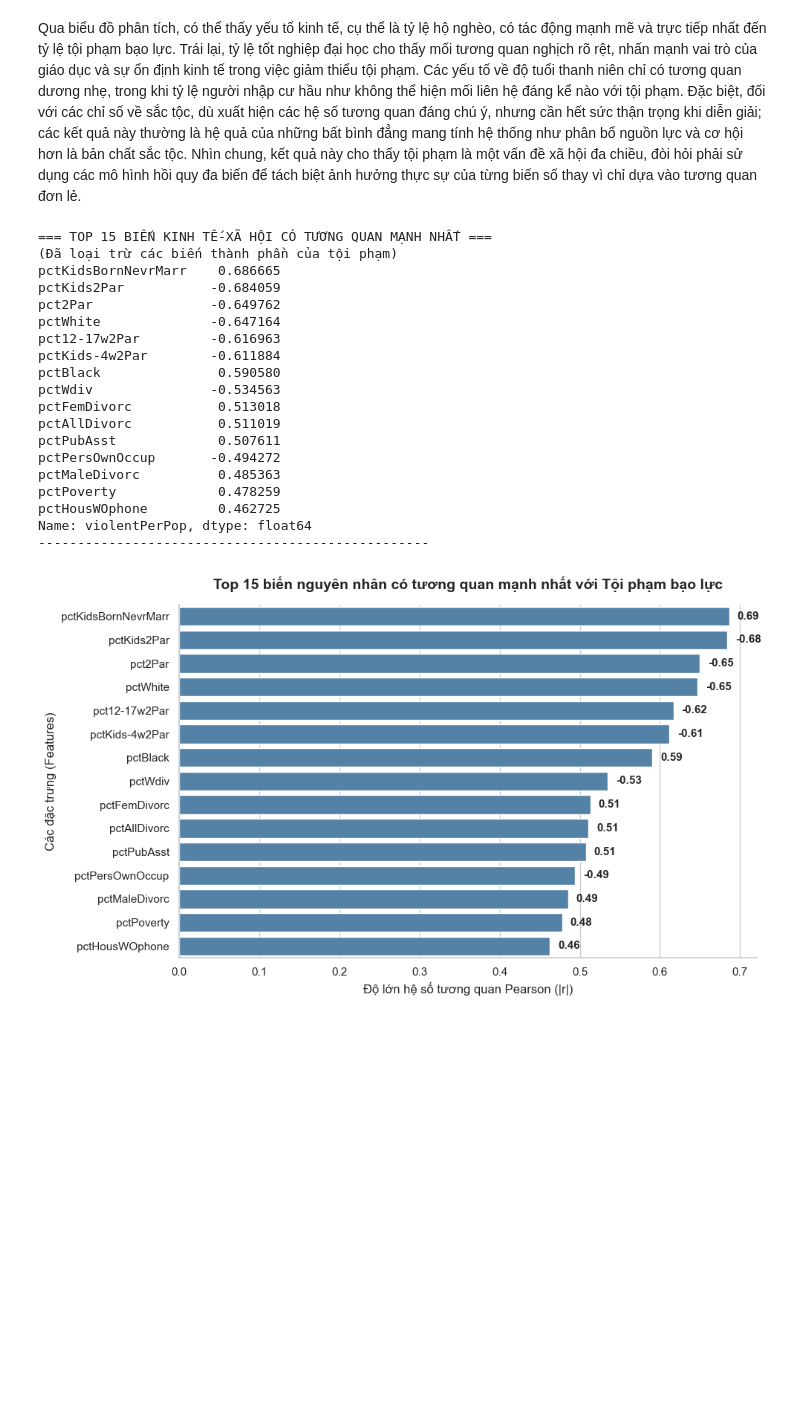
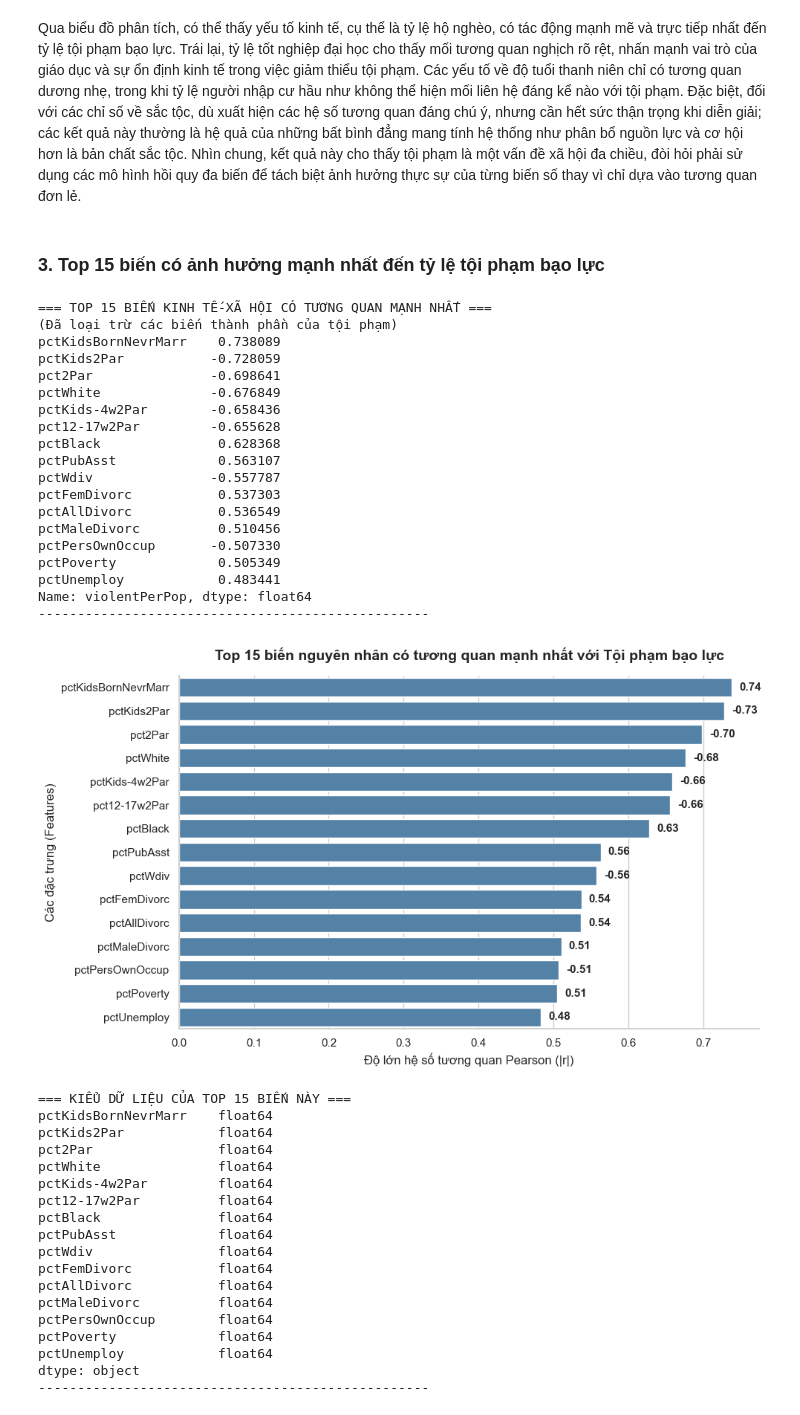
Before and after one commit to huongngh/crime-analysis, a Jupyter notebook: notebooks/02_eda_visualization.ipynb, the cells around one changed output. Cells and saved outputs as stored; diff of their text form; code cells hidden in the pictures; blank space fills up the shorter version.

Commit message:
feat: Fix data cleaning in notebook 01_data_cleaning and fix eda in notebook 02_eda_visualization

```diff
--- a/notebooks/02_eda_visualization.ipynb
+++ b/notebooks/02_eda_visualization.ipynb
@@ -347,5 +323,7 @@ plt.show()
 # %% [markdown]
 Qua biểu đồ phân tích, có thể thấy yếu tố kinh tế, cụ thể là tỷ lệ hộ nghèo, có tác động mạnh mẽ và trực tiếp nhất đến tỷ lệ tội phạm bạo lực. Trái lại, tỷ lệ tốt nghiệp đại học cho thấy mối tương quan nghịch rõ rệt, nhấn mạnh vai trò của giáo dục và sự ổn định kinh tế trong việc giảm thiểu tội phạm. Các yếu tố về độ tuổi thanh niên chỉ có tương quan dương nhẹ, trong khi tỷ lệ người nhập cư hầu như không thể hiện mối liên hệ đáng kể nào với tội phạm. Đặc biệt, đối với các chỉ số về sắc tộc, dù xuất hiện các hệ số tương quan đáng chú ý, nhưng cần hết sức thận trọng khi diễn giải; các kết quả này thường là hệ quả của những bất bình đẳng mang tính hệ thống như phân bổ nguồn lực và cơ hội hơn là bản chất sắc tộc. Nhìn chung, kết quả này cho thấy tội phạm là một vấn đề xã hội đa chiều, đòi hỏi phải sử dụng các mô hình hồi quy đa biến để tách biệt ảnh hưởng thực sự của từng biến số thay vì chỉ dựa vào tương quan đơn lẻ.
+# %% [markdown]
+### 3. Top 15 biến có ảnh hưởng mạnh nhất đến tỷ lệ tội phạm bạo lực
 # %%
 import matplotlib.pyplot as plt
 import seaborn as sns
@@ -353,7 +331,7 @@ import pandas as pd
 import numpy as np
 
 # 2. Tính toán tương quan của các biến còn lại với biến mục tiêu
-numeric_df = df_eda.select_dtypes(include=[np.number])
+numeric_df = df.select_dtypes(include=[np.number])
 all_correlations = numeric_df.corr()[[target_var]].drop(target_var)
 
 # Thêm cột giá trị tuyệt đối để sắp xếp độ mạnh của tương quan
@@ -365,46 +343,68 @@ top_15_vars = correlations_sorted.head(15)
 
 print("=== TOP 15 BIẾN KINH TẾ-XÃ HỘI CÓ TƯƠNG QUAN MẠNH NHẤT ===")
 print("(Đã loại trừ các biến thành phần của tội phạm)")
 print(top_15_vars[target_var])
 print("-" * 50)
 
 # 3. Trực quan hóa so sánh
 
 ax = sns.barplot(x=top_15_vars['abs_corr'], y=top_15_vars.index, color='steelblue')
 
 
 plt.title('Top 15 biến nguyên nhân có tương quan mạnh nhất với Tội phạm bạo lực',
           fontsize=14, pad=15, fontweight='bold')
 plt.xlabel('Độ lớn hệ số tương quan Pearson (|r|)', fontsize=12)
 plt.ylabel('Các đặc trưng (Features)', fontsize=12)
 
 
 for i, (index, row) in enumerate(top_15_vars.iterrows()):
     actual_corr = row[target_var]
     ax.text(row['abs_corr'] + 0.01, i, f"{actual_corr:.2f}", va='center', fontsize=11, fontweight='bold')
 
 
 sns.despine()
 plt.tight_layout()
 plt.show()
+
+print("\n=== KIỂU DỮ LIỆU CỦA TOP 15 BIẾN NÀY ===")
+print(df[top_15_vars.index].dtypes)
+print("-" * 50)
 # %% [output]
 === TOP 15 BIẾN KINH TẾ-XÃ HỘI CÓ TƯƠNG QUAN MẠNH NHẤT ===
 (Đã loại trừ các biến thành phần của tội phạm)
-pctKidsBornNevrMarr    0.686665
-pctKids2Par           -0.684059
-pct2Par               -0.649762
-pctWhite              -0.647164
-pct12-17w2Par         -0.616963
-pctKids-4w2Par        -0.611884
-pctBlack               0.590580
-pctWdiv               -0.534563
-pctFemDivorc           0.513018
-pctAllDivorc           0.511019
-pctPubAsst             0.507611
-pctPersOwnOccup       -0.494272
-pctMaleDivorc          0.485363
-pctPoverty             0.478259
-pctHousWOphone         0.462725
+pctKidsBornNevrMarr    0.738089
+pctKids2Par           -0.728059
+pct2Par               -0.698641
+pctWhite              -0.676849
+pctKids-4w2Par        -0.658436
+pct12-17w2Par         -0.655628
+pctBlack               0.628368
+pctPubAsst             0.563107
+pctWdiv               -0.557787
+pctFemDivorc           0.537303
+pctAllDivorc           0.536549
+pctMaleDivorc          0.510456
+pctPersOwnOccup       -0.507330
+pctPoverty             0.505349
+pctUnemploy            0.483441
 Name: violentPerPop, dtype: float64
 --------------------------------------------------
-[figure, old version]
+[figure, new version]
+=== KIỂU DỮ LIỆU CỦA TOP 15 BIẾN NÀY ===
+pctKidsBornNevrMarr    float64
+pctKids2Par            float64
+pct2Par                float64
+pctWhite               float64
+pctKids-4w2Par         float64
+pct12-17w2Par          float64
+pctBlack               float64
+pctPubAsst             float64
+pctWdiv                float64
+pctFemDivorc           float64
+pctAllDivorc           float64
+pctMaleDivorc          float64
+pctPersOwnOccup        float64
+pctPoverty             float64
+pctUnemploy            float64
+dtype: object
+--------------------------------------------------
```
Also changed, not shown: parts of 14 cells of this notebook, 4 other files.
